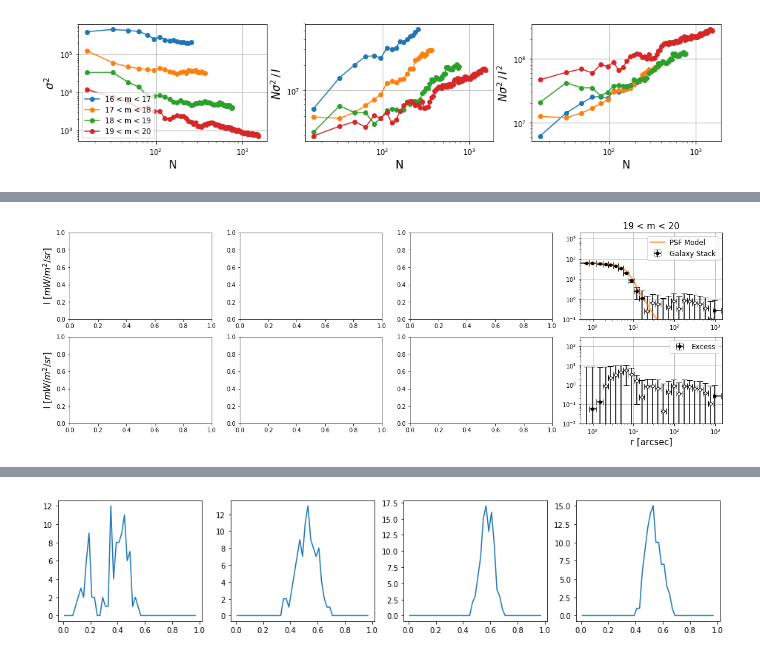
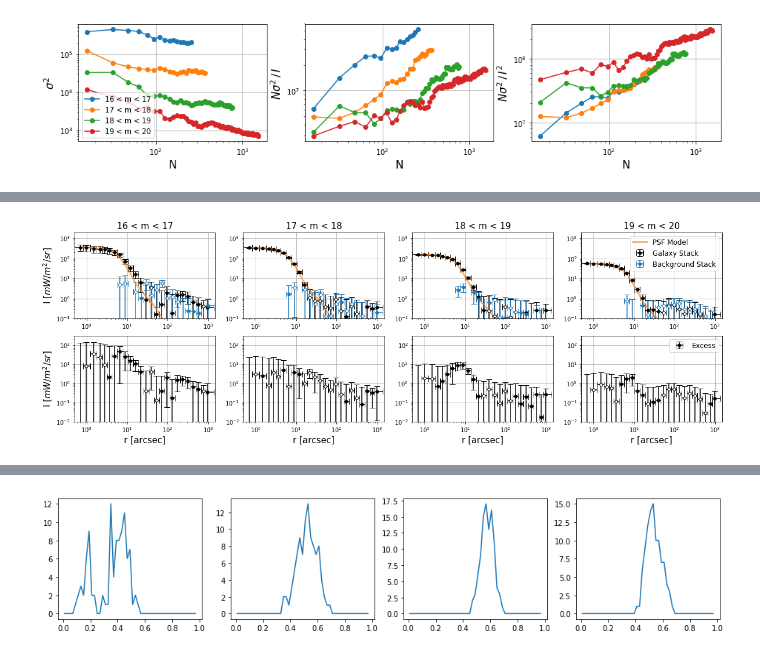
Before and after one commit to yuntingcheng/python_ciber, a Jupyter notebook: stack_modelfit/Untitled.ipynb, the cells around one changed output, grey strips where cells are left out. Cells and saved outputs as stored; diff of their text form; code cells hidden in the pictures.

```diff
--- a/stack_modelfit/Untitled.ipynb
+++ b/stack_modelfit/Untitled.ipynb
@@ -155,0 +170,12 @@ plt.savefig('/Users/ytcheng/Desktop/cov_scale.png', dpi = 150,bbox_inches='tight
+# %%
+flatsamps = sampler.get_chain()
+Npar = flatsamps.shape[-1]
+fig, ax = plt.subplots(1, 3, figsize = (16,3))
+for i in range(flatsamps.shape[1]):
+    ax[0].plot(flatsamps[:,i,0], c='grey', alpha=0.1)
+    if Npar==3:
+        ax[1].plot(flatsamps[:,i,1], c='grey', alpha=0.1)
+        ax[2].plot(flatsamps[:,i,2], c='grey', alpha=0.1)
+    else:
+        ax[2].plot(flatsamps[:,i,1], c='grey', alpha=0.1)
+        ax[1].axis('off')
@@ -156,50 +248,45 @@ plt.savefig('/Users/ytcheng/Desktop/cov_scale.png', dpi = 150,bbox_inches='tight
 # %%
 from stack import *
-inst = 1
-ifield = 5
-im = 3
-m_min, m_max = magbindict['m_min'][im],magbindict['m_max'][im]
 
-fig, ax = plt.subplots(2, 4, figsize = (20,6))
-filt_order = filt_order_dict[inst]
-stackdat = stacking(inst, ifield, m_min, m_max, filt_order=filt_order,
-                    load_from_file=True, BGsub=False).stackdat
+for ifield in [5]:
+    for inst in [2]:
+        plt.close()
+        fig, ax = plt.subplots(2, 4, figsize = (20,6))
+        filt_order = filt_order_dict[inst]
+        for im,(m_min,m_max) in enumerate(zip(magbindict['m_min'],magbindict['m_max'])):
+            subsub = True if im==0 else False
+            stackdat = stacking(inst, ifield, m_min, m_max, filt_order=filt_order,
+                                load_from_file=True, BGsub=False, subusb=subsub).stackdat
 
-plot_err_log(stackdat['rbins'],
-             stackdat['profcb'],
-             np.sqrt(np.diag(stackdat['cov']['profcb'])),
-             ax=ax[0][im], color='k',label='Galaxy Stack')
-ax[0][im].loglog(stackdat['rbins'],stackdat['PSF']['profcb'],
-              'C1', alpha=0.6, lw=3, label='PSF Model')
-#             plot_err_log(stackdat['rbins']*1.01,
-#                          stackdat['BG']['profcb'],
-#                          np.sqrt(np.diag(stackdat['BGcov']['profcb'])),
-#                          ax=ax[0][im], color='C0', label='Background Stack')
-ax[0][im].set_ylim([1e-1,2e3])
-ax[0][im].set_xlim([5e-1,1.5e3])
-ax[0][im].grid()
-ax[0][im].set_title('%d < m < %d'%(m_min, m_max), fontsize=15)
+            plot_err_log(stackdat['rsubbins'],
+                         stackdat['profcbsub'],
+                         np.sqrt(np.diag(stackdat['cov']['profcb'])),
+                         ax=ax[0][im], color='k',label='Galaxy Stack')
+            ax[0][im].loglog(stackdat['rbins'],stackdat['PSF']['profcb'],
+                          'C1', alpha=0.6, lw=3, label='PSF Model')
+            plot_err_log(stackdat['rbins']*1.01,
+                         stackdat['BG']['profcb'],
+                         np.sqrt(np.diag(stackdat['BGcov']['profcb'])),
+                         ax=ax[0][im], color='C0', label='Background Stack')
+            ax[0][im].set_ylim([1e-1,2e3])
+            ax[0][im].set_xlim([5e-1,1.5e3])
+            ax[0][im].grid()
+            ax[0][im].set_title('%d < m < %d'%(m_min, m_max), fontsize=15)
 
-plot_err_log(stackdat['rbins'],
-             stackdat['ex']['profcb'],
-             np.sqrt(np.diag(stackdat['excov']['profcb'])),
-             ax=ax[1][im], color='k',label='Excess')
+            plot_err_log(stackdat['rbins'],
+                         stackdat['ex']['profcb'],
+                         np.sqrt(np.diag(stackdat['excov']['profcb'])),
+                         ax=ax[1][im], color='k',label='Excess')
+            ax[1][im].set_ylim([1e-2,3e2])
+            ax[1][im].set_xlim([5e-1,1.5e3])
+            ax[1][im].grid()
+            ax[1][im].set_xlabel('r [arcsec]', fontsize=15)
 
-# PSFscaled = stackdat['PSF']['profcb']/stackdat['PSF']['profcb'][8]*stackdat['profcb'][8]
-# ex = stackdat['profcb'] - PSFscaled
-# plot_err_log(stackdat['rbins'],
-#              ex,
-#              np.sqrt(np.diag(stackdat['excov']['profcb'])),
-#              ax=ax[1][im], color='k',label='Excess')
+        ax[0][0].set_ylabel('I [$mW/m^2/sr$]', fontsize=15)
+        ax[1][0].set_ylabel('I [$mW/m^2/sr$]', fontsize=15)
+        ax[0][-1].legend(fontsize=12)
+        ax[1][-1].legend(fontsize=12)
 
-
-ax[1][im].set_ylim([1e-2,3e2])
-ax[1][im].set_xlim([5e-1,1.5e3])
-ax[1][im].grid()
-ax[1][im].set_xlabel('r [arcsec]', fontsize=15)
-
-ax[0][0].set_ylabel('I [$mW/m^2/sr$]', fontsize=15)
-ax[1][0].set_ylabel('I [$mW/m^2/sr$]', fontsize=15)
-ax[0][-1].legend(fontsize=12)
-ax[1][-1].legend(fontsize=12)
+#         plt.savefig('plots/paperfig/profile_TM%d_%s.pdf'%(inst, fieldnamedict[ifield]),
+#                     dpi = 150, bbox_inches='tight')
 # %% [output]
@@ -207 +293 @@ ax[1][-1].legend(fontsize=12)
-[figure, old version]
+[figure, new version]
```
Also changed, not shown: parts of 32 cells of this notebook, 4 other files.
